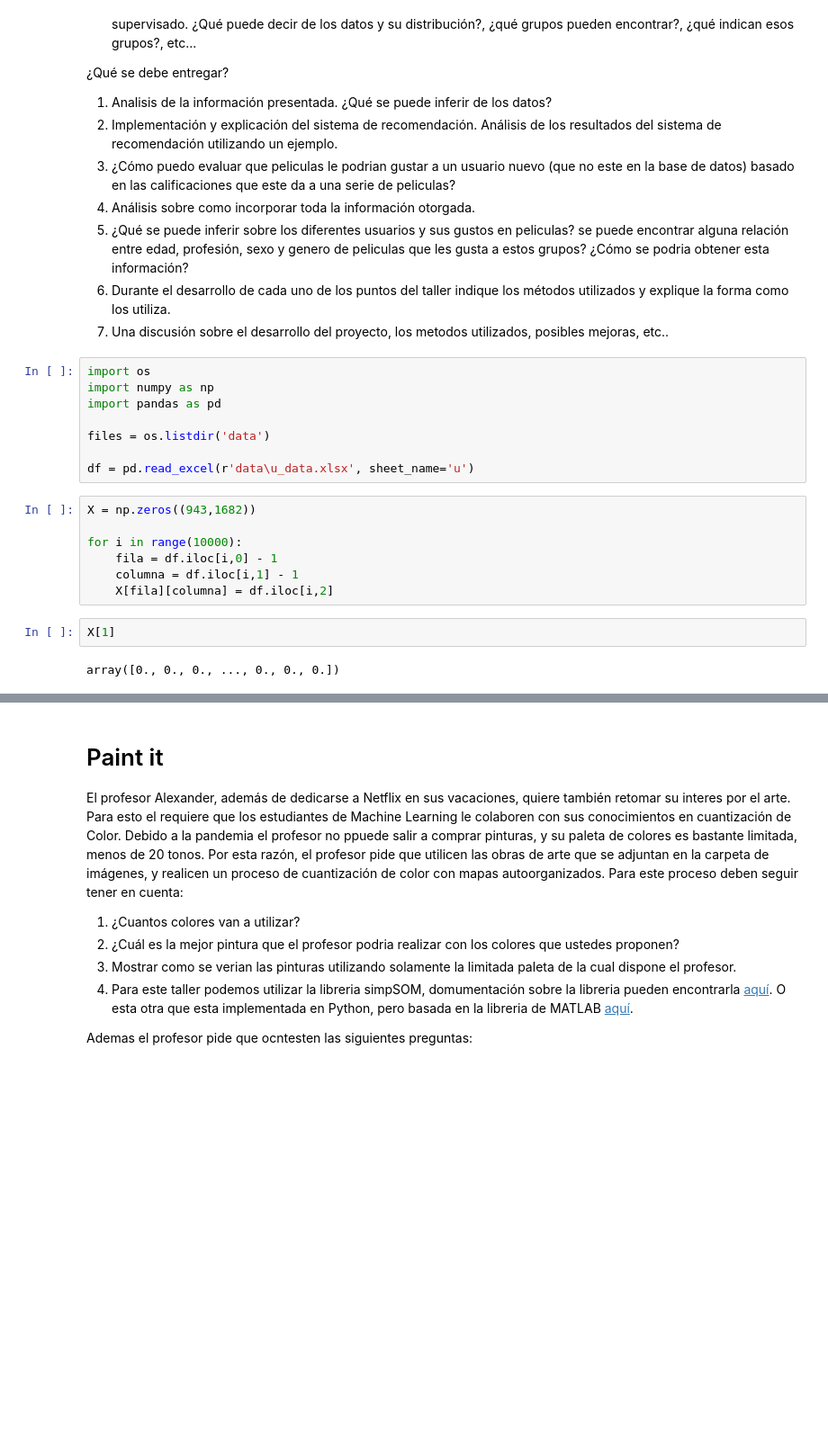
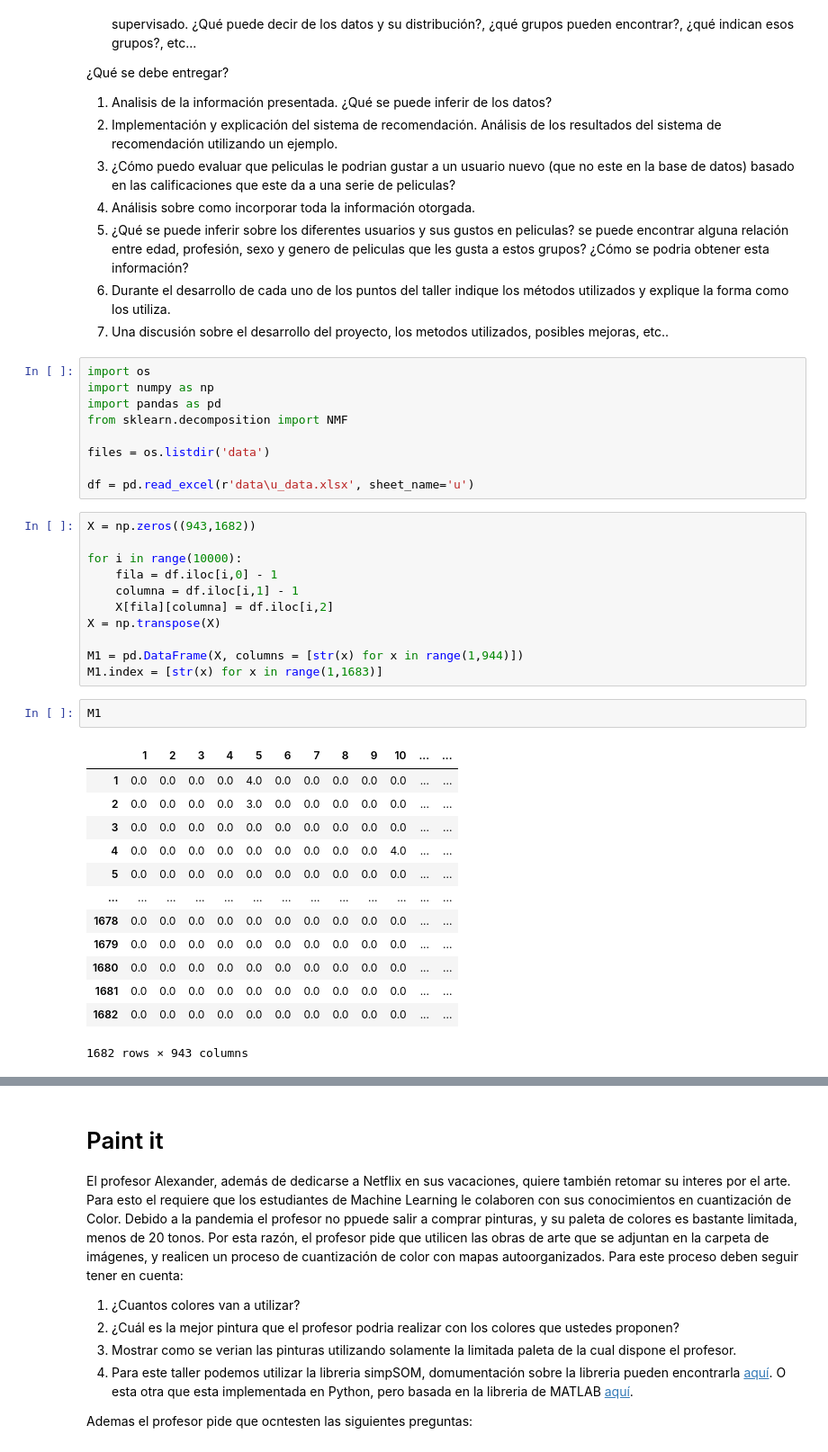
Before and after one commit to Santiago1325/Unsupervised-Learning, a Jupyter notebook: Proyecto 3 Unsupervised Learning.ipynb, the cells around one changed output, grey strips where cells are left out. Shown: that part at 90% size. Cells and saved outputs as stored; diff of their text form; blank space fills up the shorter version.

```diff
--- a/Proyecto 3 Unsupervised Learning.ipynb
+++ b/Proyecto 3 Unsupervised Learning.ipynb
@@ -30,6 +30,7 @@ Para el desarrollo de este ejercicio el profesor Alexander pide lo siguiente:
 import os
 import numpy as np
 import pandas as pd
+from sklearn.decomposition import NMF
 
 files = os.listdir('data')
 
@@ -41,7 +42,23 @@ for i in range(10000):
     fila = df.iloc[i,0] - 1
     columna = df.iloc[i,1] - 1
     X[fila][columna] = df.iloc[i,2]
+X = np.transpose(X)
+
+M1 = pd.DataFrame(X, columns = [str(x) for x in range(1,944)])
+M1.index = [str(x) for x in range(1,1683)]
-# %%
-X[1]
-# %% [output]
-array([0., 0., 0., ..., 0., 0., 0.])
+# %%
+M1
+# %% [output]
+|  | 1 | 2 | 3 | 4 | 5 | 6 | 7 | 8 | 9 | 10 | ... | ... |
+| 1 | 0.0 | 0.0 | 0.0 | 0.0 | 4.0 | 0.0 | 0.0 | 0.0 | 0.0 | 0.0 | ... | ... |
+| 2 | 0.0 | 0.0 | 0.0 | 0.0 | 3.0 | 0.0 | 0.0 | 0.0 | 0.0 | 0.0 | ... | ... |
+| 3 | 0.0 | 0.0 | 0.0 | 0.0 | 0.0 | 0.0 | 0.0 | 0.0 | 0.0 | 0.0 | ... | ... |
+| 4 | 0.0 | 0.0 | 0.0 | 0.0 | 0.0 | 0.0 | 0.0 | 0.0 | 0.0 | 4.0 | ... | ... |
+| 5 | 0.0 | 0.0 | 0.0 | 0.0 | 0.0 | 0.0 | 0.0 | 0.0 | 0.0 | 0.0 | ... | ... |
+| ... | ... | ... | ... | ... | ... | ... | ... | ... | ... | ... | ... | ... |
+| 1678 | 0.0 | 0.0 | 0.0 | 0.0 | 0.0 | 0.0 | 0.0 | 0.0 | 0.0 | 0.0 | ... | ... |
+| 1679 | 0.0 | 0.0 | 0.0 | 0.0 | 0.0 | 0.0 | 0.0 | 0.0 | 0.0 | 0.0 | ... | ... |
+| 1680 | 0.0 | 0.0 | 0.0 | 0.0 | 0.0 | 0.0 | 0.0 | 0.0 | 0.0 | 0.0 | ... | ... |
+| 1681 | 0.0 | 0.0 | 0.0 | 0.0 | 0.0 | 0.0 | 0.0 | 0.0 | 0.0 | 0.0 | ... | ... |
+| 1682 | 0.0 | 0.0 | 0.0 | 0.0 | 0.0 | 0.0 | 0.0 | 0.0 | 0.0 | 0.0 | ... | ... |
+1682 rows × 943 columns
```
Also changed, not shown: parts of 5 cells of this notebook.
